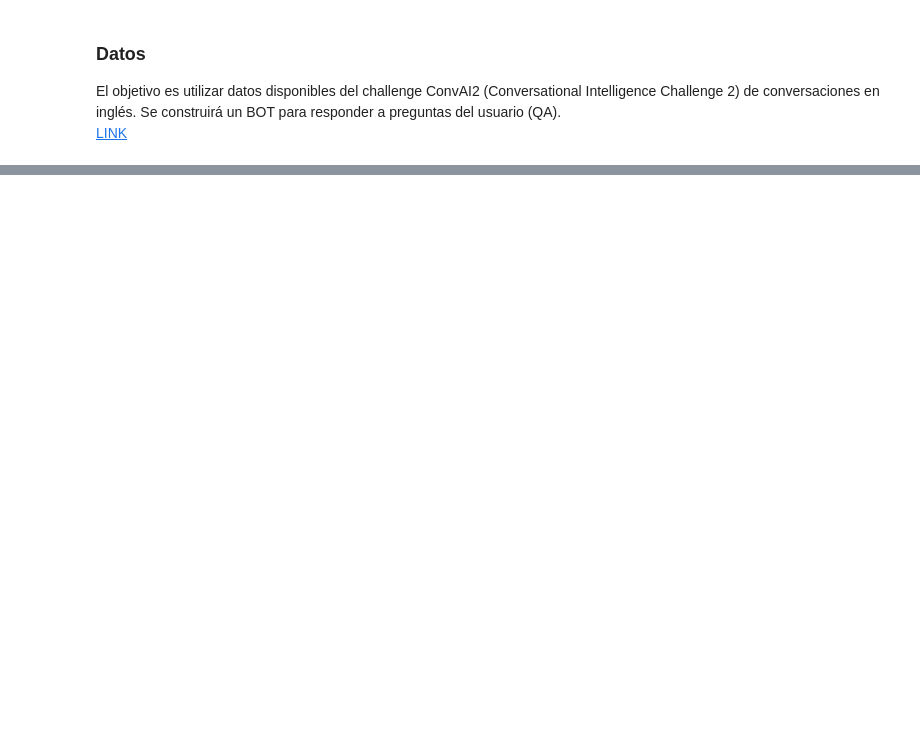
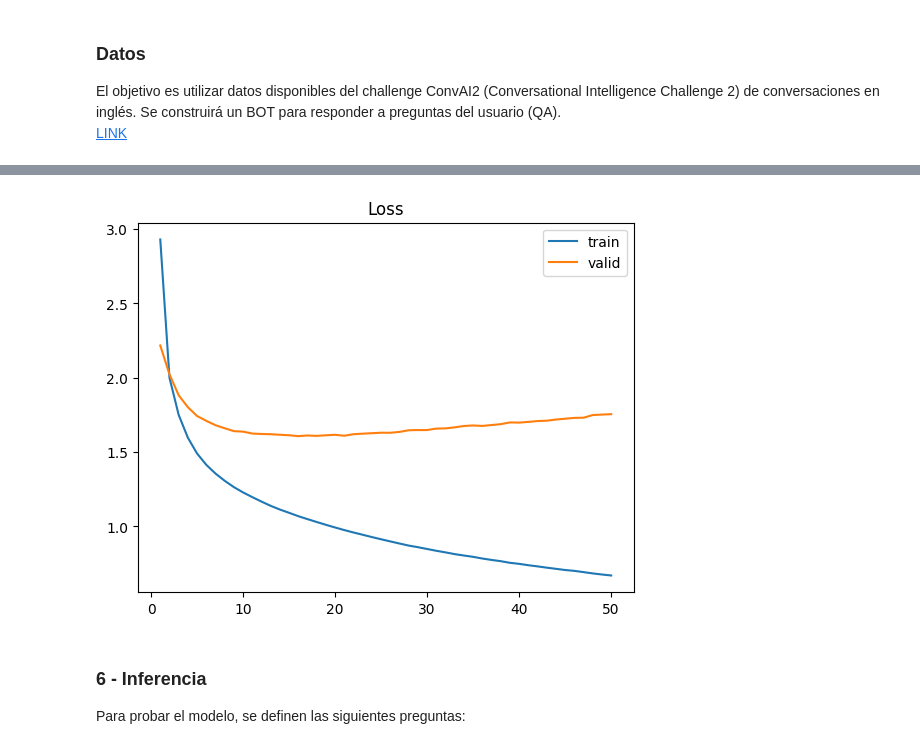
Before and after one commit to comejia/ceia-natural-language-processing-i, a Jupyter notebook: Desafios/Desafio_4.ipynb, the cells around one changed output, grey strips where cells are left out. Cells and saved outputs as stored; diff of their text form; code cells hidden in the pictures; blank space fills up the shorter version.

```diff
--- a/Desafios/Desafio_4.ipynb
+++ b/Desafios/Desafio_4.ipynb
@@ -97,0 +526,12 @@ Experimentar el funcionamiento de su modelo. Recuerde que debe realizar la infer
+# %%
+epoch_count = range(1, len(hist.history["loss"]) + 1)
+sns.lineplot(x=epoch_count, y=hist.history["loss"], label="train")
+sns.lineplot(x=epoch_count, y=hist.history["val_loss"], label="valid")
+plt.title("Loss")
+plt.show()
+# %% [output]
+[figure, added]
+# %% [markdown]
+### 6 - Inferencia
+
+Para probar el modelo, se definen las siguientes preguntas:
```
Also changed, not shown: parts of 36 cells of this notebook, 2 other files.
